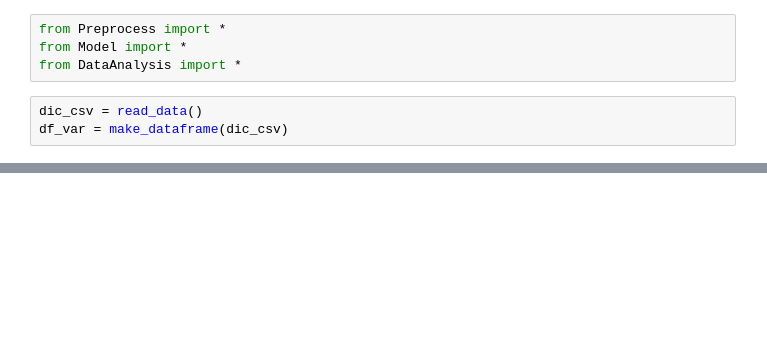
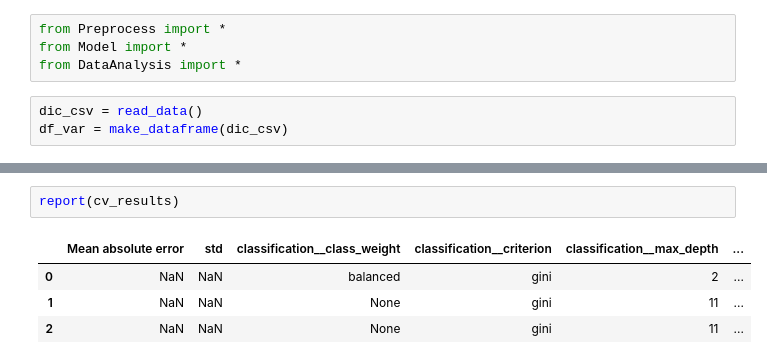
Before and after one commit to RicardoBoia2017/FEUP_ECAC, a Jupyter notebook: Project.ipynb, the cells around one changed output, grey strips where cells are left out. Saved outputs shown, nothing was run; the diff lists cells and outputs as text; blank space fills up the shorter version.

```diff
--- a/Project.ipynb
+++ b/Project.ipynb
@@ -34,0 +21,7 @@ def getAge(df):
+# %%
+report(cv_results)
+# %% [output]
+|  | Mean absolute error | std | classification__class_weight | classification__criterion | classification__max_depth | ... |
+| 0 | NaN | NaN | balanced | gini | 2 | ... |
+| 1 | NaN | NaN | None | gini | 11 | ... |
+| 2 | NaN | NaN | None | gini | 11 | ... |
```
Also changed, not shown: parts of 15 cells of this notebook, 5 other files.
